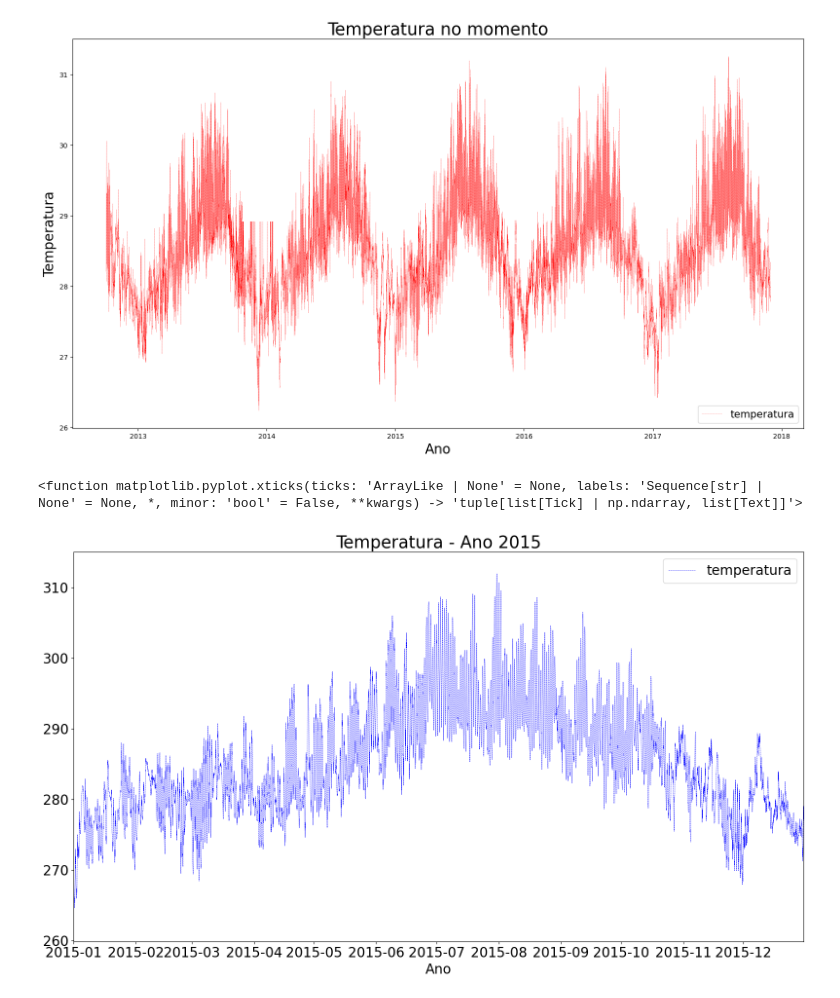
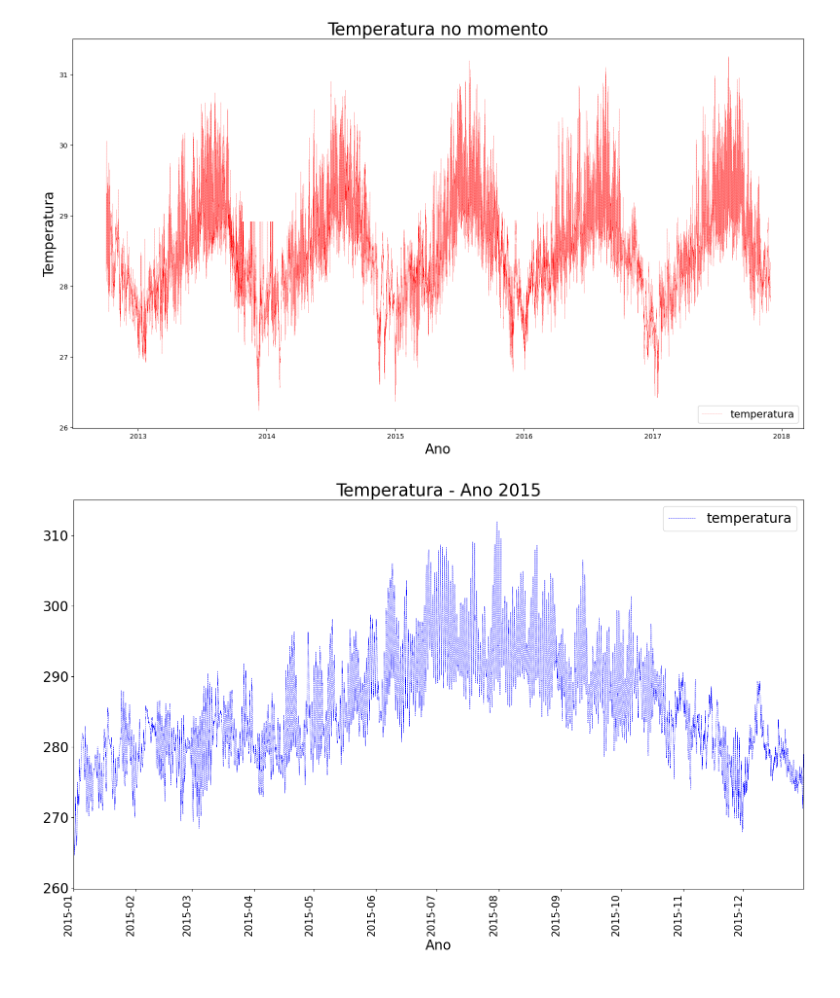
Before and after one commit to Ana-Azuma/IABD-25-TURMAB, a Jupyter notebook: aula03/codigo1.ipynb, the cells around one changed output. Saved outputs shown, nothing was run; the diff lists cells and outputs as text; code cells hidden in the pictures.

Commit message:
Gráfico de linhas
ajuste do espaçamento do gráfico

```diff
--- a/aula03/codigo1.ipynb
+++ b/aula03/codigo1.ipynb
@@ -59,15 +59,15 @@ Text(0, 0.5, 'Temperatura')
 # %%
 # selecionando o periodo da base de dados
 
 fig=plt.figure(figsize=(15,8))
 plt.rcParams['font.size']='20'
 eixo=fig.add_axes([0,0,1,1])
 eixo.plot(df['data'],df['temperatura'],color='b',lw=0.5,linestyle='--')
 eixo.set_xlim(datetime.datetime(2015,1,1), datetime.datetime(2015,12,31)) # xlim define o valor inicial e o valor final
 eixo.set_title('Temperatura - Ano 2015',fontsize=25)
 eixo.legend(['temperatura'],fontsize=20)
 eixo.set_xlabel('Ano',fontsize=20)
-plt.xticks
+plt.xticks(rotation=90,fontsize=15,ha='right') # ajusta o espaçamento
+plt.show()
 # %% [output]
-<function matplotlib.pyplot.xticks(ticks: 'ArrayLike | None' = None, labels: 'Sequence[str] | None' = None, *, minor: 'bool' = False, **kwargs) -> 'tuple[list[Tick] | np.ndarray, list[Text]]'>
-[figure, old version]
+[figure, new version]
```
